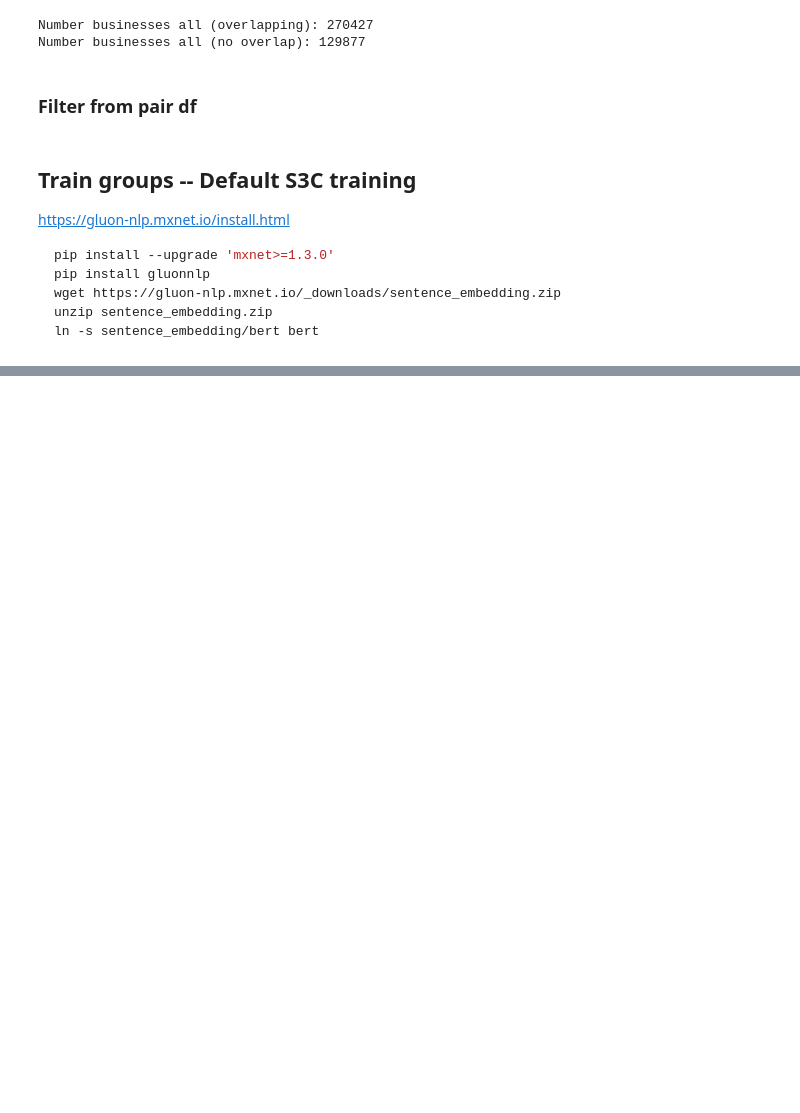
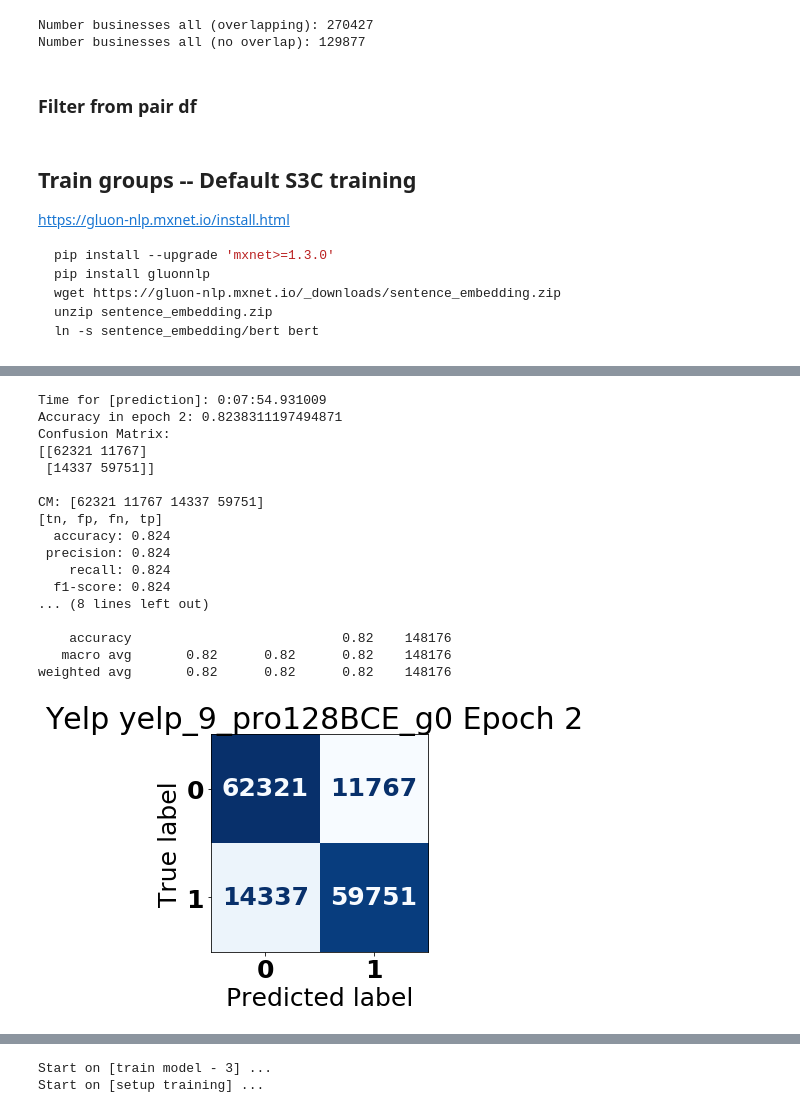
Before and after one commit to Querela/argmining19-same-side-classification, a Jupyter notebook: SentimentDatasets_Yelp_Categories-CrossEval.ipynb, the cells around one changed output, grey strips where cells are left out. Saved outputs shown, nothing was run; the diff lists cells and outputs as text; code cells hidden in the pictures; blank space fills up the shorter version.

Commit message:
Baseline + CrossEval

```diff
--- a/SentimentDatasets_Yelp_Categories-CrossEval.ipynb
+++ b/SentimentDatasets_Yelp_Categories-CrossEval.ipynb
@@ -1174,14 +1090,0 @@ plt.show()
-# %%
-print("Evaluate trained model for each epoch ...")
-for epoch_id in range(num_epochs):
-    fn_model_state = fn_run_path / f"bert.model.checkpoint{epoch_id}.params"
-    print(f"Load {fn_model_state} ...")
-    model.load_parameters(str(fn_model_state), ctx=ctx)
-    all_predictions, cum_loss = predict(model, data_dev, ctx, metric, loss_function, batch_size=batch_size)
-    y_true, y_pred = predict_out_to_ys(all_predictions, all_labels)
-    with open(fn_run_path / f"eval_epoch{epoch_id}.p", "wb") as fp:
-        pickle.dump(y_true, fp, protocol=pickle.HIGHEST_PROTOCOL)
-        pickle.dump(y_pred, fp, protocol=pickle.HIGHEST_PROTOCOL)
-    report_training_results(y_true, y_pred, name=f"BERTClassifier - {run_name}", heatmap=False)
-    plot_confusion_matrix(y_true, y_pred, labels=[0, 1], title=f"Yelp 3 Epoch {epoch_id}", values_format="d", cmap="Blues", include_colorbar=False)
-    plt.show()
@@ -1446,6 +1091,40 @@ Shopping                      : 66.42%  66.42%  66.42%  66.42%  -- [17444, 8944,
-# %%
-fn_results = fn_run_path / "results_cross_dicts.p"
-
-with open(fn_results, "wb") as fp:
-    pickle.dump((category_name, "overlap", results_cross_overlap), fp, protocol=pickle.HIGHEST_PROTOCOL)
-    pickle.dump((category_name, "no overlap", results_cross_no_overlap), fp, protocol=pickle.HIGHEST_PROTOCOL)
+# %%
+for i, (cg_ids, (train_df, dev_df, dev_dfs)) in enumerate(map_cg_train_dev_groups.items()):
+    print(f"Train model on group fold {cg_ids} #{len(train_df)}...")
+
+    with Timer("prepare training / validation data"):
+        X_train, y_train = train_df[names_columns_X], train_df[names_columns_y]
+        X_dev, y_dev = dev_df[names_columns_X], dev_df[names_columns_y]
+
+        _, data_train = transform_dataset(X_train, y_train, transform)
+        _, data_dev = transform_dataset(X_dev, y_dev, transform)
+
+    run_name = f"{run_name_base}_g{i}"
+    fn_run_path = Path(f"data/{run_name}")
+    if not fn_run_path.exists():
+        fn_run_path.mkdir()
+
+    fn_group = fn_run_path / "group_data.p"
+    with open(fn_group, "wb") as fp:
+        pickle.dump(cg_ids, fp, protocol=pickle.HIGHEST_PROTOCOL)
+        pickle.dump(train_df, fp, protocol=pickle.HIGHEST_PROTOCOL)
+        pickle.dump(dev_df, fp, protocol=pickle.HIGHEST_PROTOCOL)
+        pickle.dump(dev_dfs, fp, protocol=pickle.HIGHEST_PROTOCOL)
+        pickle.dump(groups, fp, protocol=pickle.HIGHEST_PROTOCOL)
+
+    with Timer(f"train model - {num_epochs}"), SummaryWriter(logdir=str(fn_run_path), flush_secs=600) as sw:
+        stats = train(model, data_train, ctx, metric, loss_function, batch_size=batch_size, lr=5e-6, num_epochs=num_epochs, sw=sw, checkpoint_dir=str(fn_run_path))
+        plot_train_stats(stats)
+
+    with Timer(f"evaluate model - {num_epochs}"), SummaryWriter(logdir=str(fn_run_path), flush_secs=600) as sw:
+        all_predictions, cum_loss = predict(model, data_dev, ctx, metric, loss_function, batch_size=batch_size, sw=sw)
+        print(f"Accuracy in epoch {epoch_id}:", metric.get()[1])
+
+        y_true, y_pred = predict_out_to_ys(all_predictions, all_labels)
+        with open(fn_run_path / f"{run_name}_g{i}_preds.p", "wb") as fp:
+            pickle.dump(y_true, fp, protocol=pickle.HIGHEST_PROTOCOL)
+            pickle.dump(y_pred, fp, protocol=pickle.HIGHEST_PROTOCOL)
+        report_training_results(y_true, y_pred, name=f"BERTClassifier - {run_name}", heatmap=False)
+        plot_confusion_matrix(y_true, y_pred, labels=[0, 1], title=f"Yelp {run_name} Epoch {epoch_id}", values_format="d", cmap="Blues", include_colorbar=False)
+        plt.show()
+# %% [output]
@@ -1451,0 +1148,18 @@ with open(fn_results, "wb") as fp:
+Time for [prediction]: 0:07:54.931009
+Accuracy in epoch 2: 0.8238311197494871
+Confusion Matrix:
+[[62321 11767]
+ [14337 59751]]
+
+CM: [62321 11767 14337 59751]
+[tn, fp, fn, tp]
+  accuracy: 0.824
+ precision: 0.824
+    recall: 0.824
+  f1-score: 0.824
+... (8 lines left out)
+
+    accuracy                           0.82    148176
+   macro avg       0.82      0.82      0.82    148176
+weighted avg       0.82      0.82      0.82    148176
+[figure, added]
@@ -1451,0 +1171,2 @@ with open(fn_results, "wb") as fp:
+Start on [train model - 3] ...
+Start on [setup training] ...
```
Also changed, not shown: parts of 53 cells of this notebook, 2 other files.
